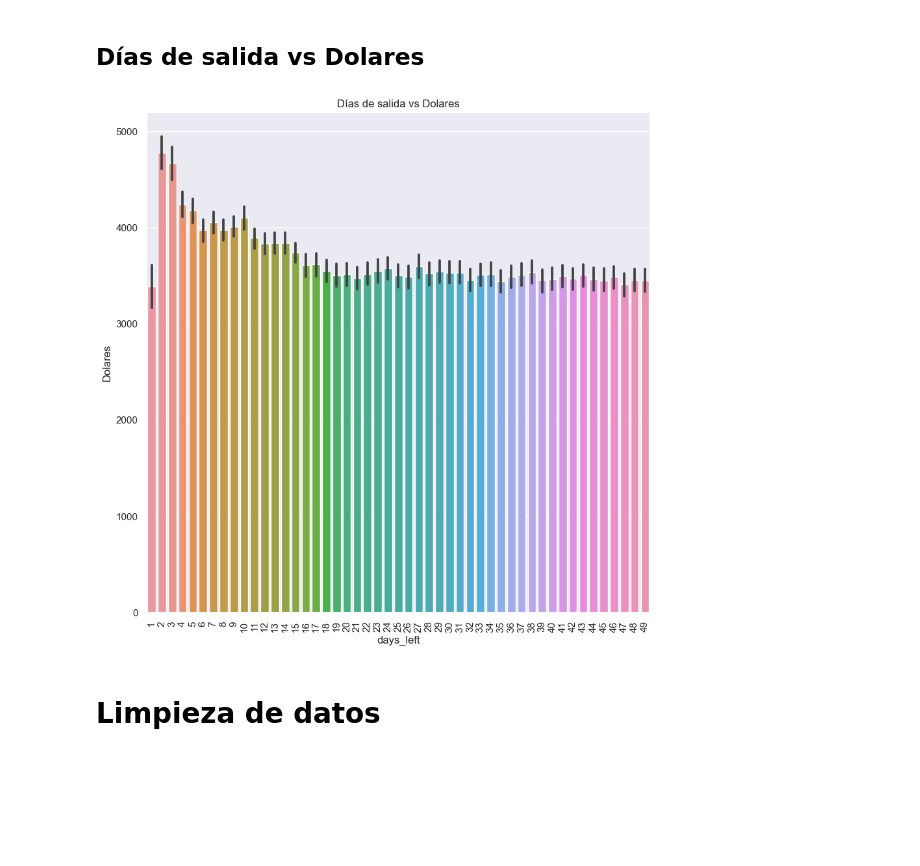
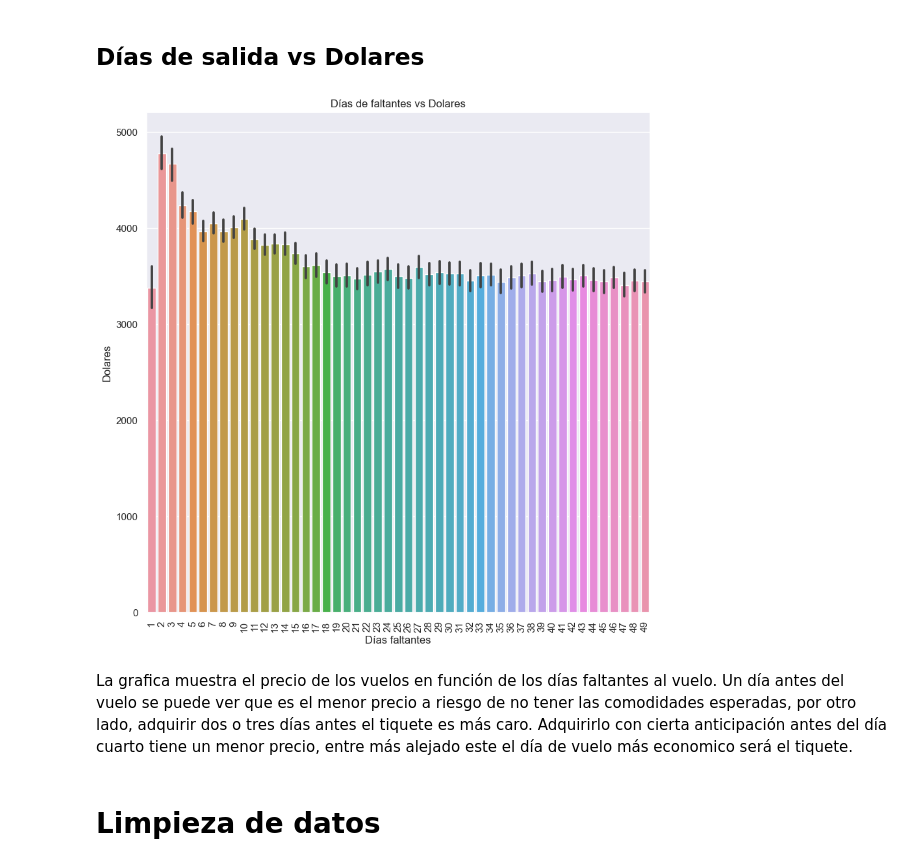
Before and after one commit to td2USA-20232/grupo3, a Jupyter notebook: Descripción data.ipynb, the cells around one changed output. Cells and saved outputs as stored; diff of their text form; code cells hidden in the pictures; blank space fills up the shorter version.

```diff
--- a/Descripción data.ipynb
+++ b/Descripción data.ipynb
@@ -251,14 +257,16 @@ plt.show()
 # %%
 df=sns.set(font_scale=1)
 df=plt.figure(figsize=(10, 10))
 df=sns.barplot(data=data, x='days_left', y='dolares')
-df=plt.xlabel('days_left')
+df=plt.xlabel('Días faltantes')
 df=plt.ylabel('Dolares')
-df=plt.title('Días de salida vs Dolares')
+df=plt.title('Días de faltantes vs Dolares')
 df=plt.xticks(rotation=90)
 df=plt.show()
 # %% [output]
-[figure, old version]
+[figure, new version]
+# %% [markdown]
+La grafica muestra el precio de los vuelos en función de los días faltantes al vuelo. Un día antes del vuelo se puede ver que es el menor precio a riesgo de no tener las comodidades esperadas, por otro lado, adquirir dos o tres días antes el tiquete es más caro. Adquirirlo con cierta anticipación antes del día cuarto tiene un menor precio, entre más alejado este el día de vuelo más economico será el tiquete.
 # %% [markdown]
 # Limpieza de datos
 # %%
```
Also changed, not shown: parts of 22 cells of this notebook.
